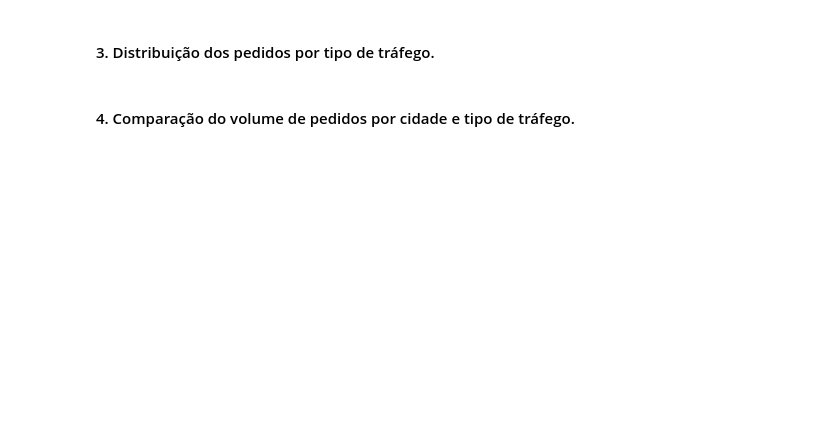
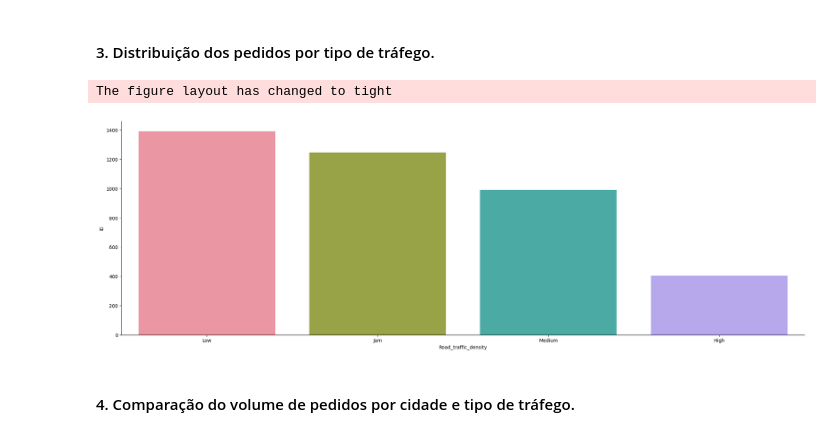
Before and after one commit to rodrigoceezar/ftc_analisando_dados_com_python, a Jupyter notebook: data_analysis.ipynb, the cells around one changed output. Cells and saved outputs as stored; diff of their text form; code cells hidden in the pictures; blank space fills up the shorter version.

```diff
--- a/data_analysis.ipynb
+++ b/data_analysis.ipynb
@@ -231,4 +232,17 @@ The figure layout has changed to tight
 # %% [markdown]
 #### 3. Distribuição dos pedidos por tipo de tráfego.
+# %%
+cols = ['ID', 'Road_traffic_density']
+
+task3 =df1.loc[:,cols].groupby(['Road_traffic_density']).count().sort_values('ID', ascending=False).reset_index()
+
+# Grafico Seaborn
+sns.catplot(x='Road_traffic_density', y='ID',data=task3, aspect=3,height=7, kind='bar')
+
+#Grafico Plotly
+px.bar(task3,x='Road_traffic_density', y='ID')
+# %% [output]
+The figure layout has changed to tight
+[figure, added]
 # %% [markdown]
 #### 4. Comparação do volume de pedidos por cidade e tipo de tráfego.
```
Also changed, not shown: parts of 23 cells of this notebook.
